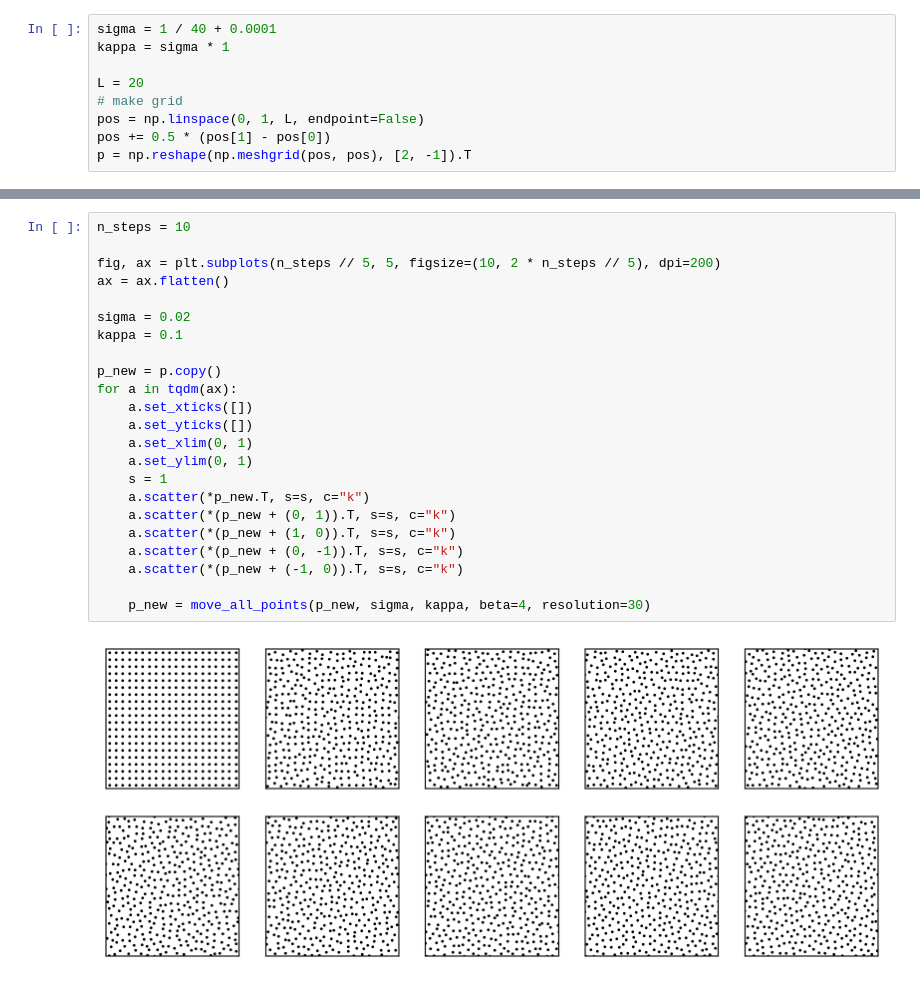
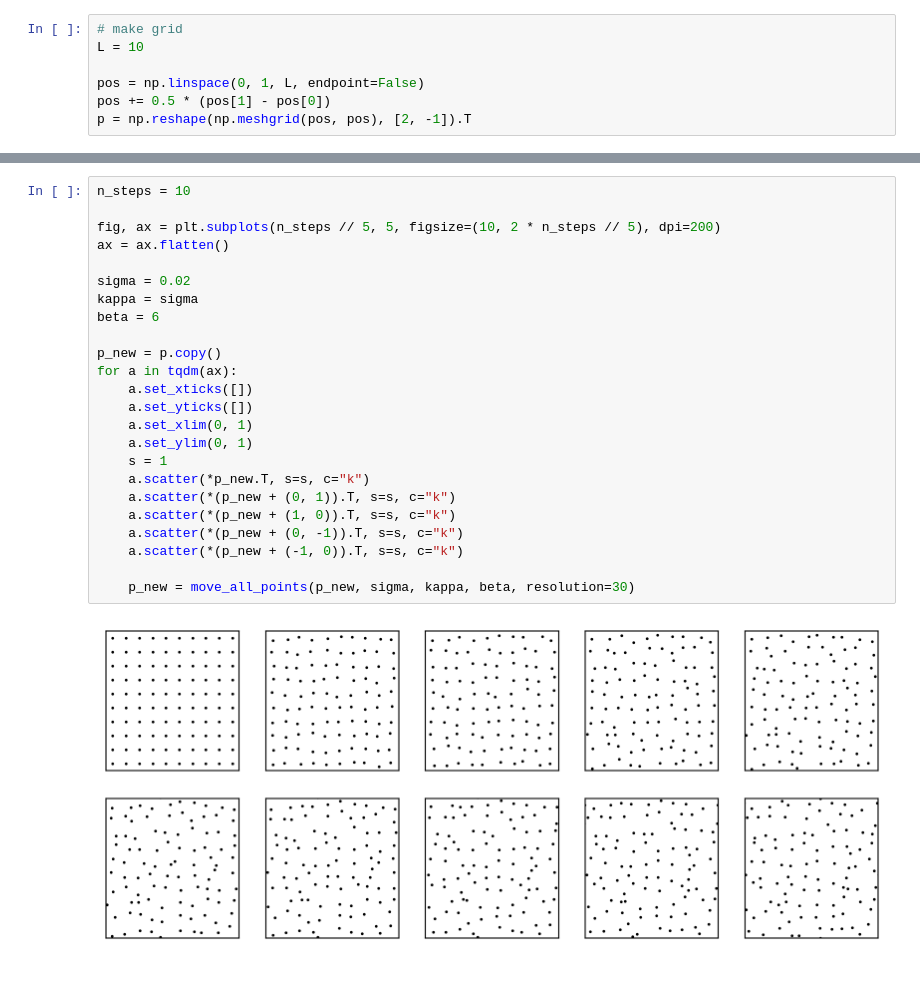
Before and after one commit to Imperial-CMTH/koala, a Jupyter notebook: tutorial_notebooks/slowly_shifting_lattice.ipynb, the cells around one changed output, grey strips where cells are left out. Saved outputs shown, nothing was run; the diff lists cells and outputs as text.

```diff
--- a/tutorial_notebooks/slowly_shifting_lattice.ipynb
+++ b/tutorial_notebooks/slowly_shifting_lattice.ipynb
@@ -56,9 +16,7 @@ Wall time: 9.39 ms
 # %%
-sigma = 1 / 40 + 0.0001
-kappa = sigma * 1
+# make grid
+L = 10
 
-L = 20
-# make grid
 pos = np.linspace(0, 1, L, endpoint=False)
 pos += 0.5 * (pos[1] - pos[0])
 p = np.reshape(np.meshgrid(pos, pos), [2, -1]).T
@@ -83,25 +44,26 @@ np.int64(189)
 # %%
 n_steps = 10
 
 fig, ax = plt.subplots(n_steps // 5, 5, figsize=(10, 2 * n_steps // 5), dpi=200)
 ax = ax.flatten()
 
 sigma = 0.02
-kappa = 0.1
+kappa = sigma
+beta = 6
 
 p_new = p.copy()
 for a in tqdm(ax):
     a.set_xticks([])
     a.set_yticks([])
     a.set_xlim(0, 1)
     a.set_ylim(0, 1)
     s = 1
     a.scatter(*p_new.T, s=s, c="k")
     a.scatter(*(p_new + (0, 1)).T, s=s, c="k")
     a.scatter(*(p_new + (1, 0)).T, s=s, c="k")
     a.scatter(*(p_new + (0, -1)).T, s=s, c="k")
     a.scatter(*(p_new + (-1, 0)).T, s=s, c="k")
 
-    p_new = move_all_points(p_new, sigma, kappa, beta=4, resolution=30)
+    p_new = move_all_points(p_new, sigma, kappa, beta, resolution=30)
 # %% [output]
-[figure, old version]
+[figure, new version]
```
Also changed, not shown: parts of 8 cells of this notebook.
